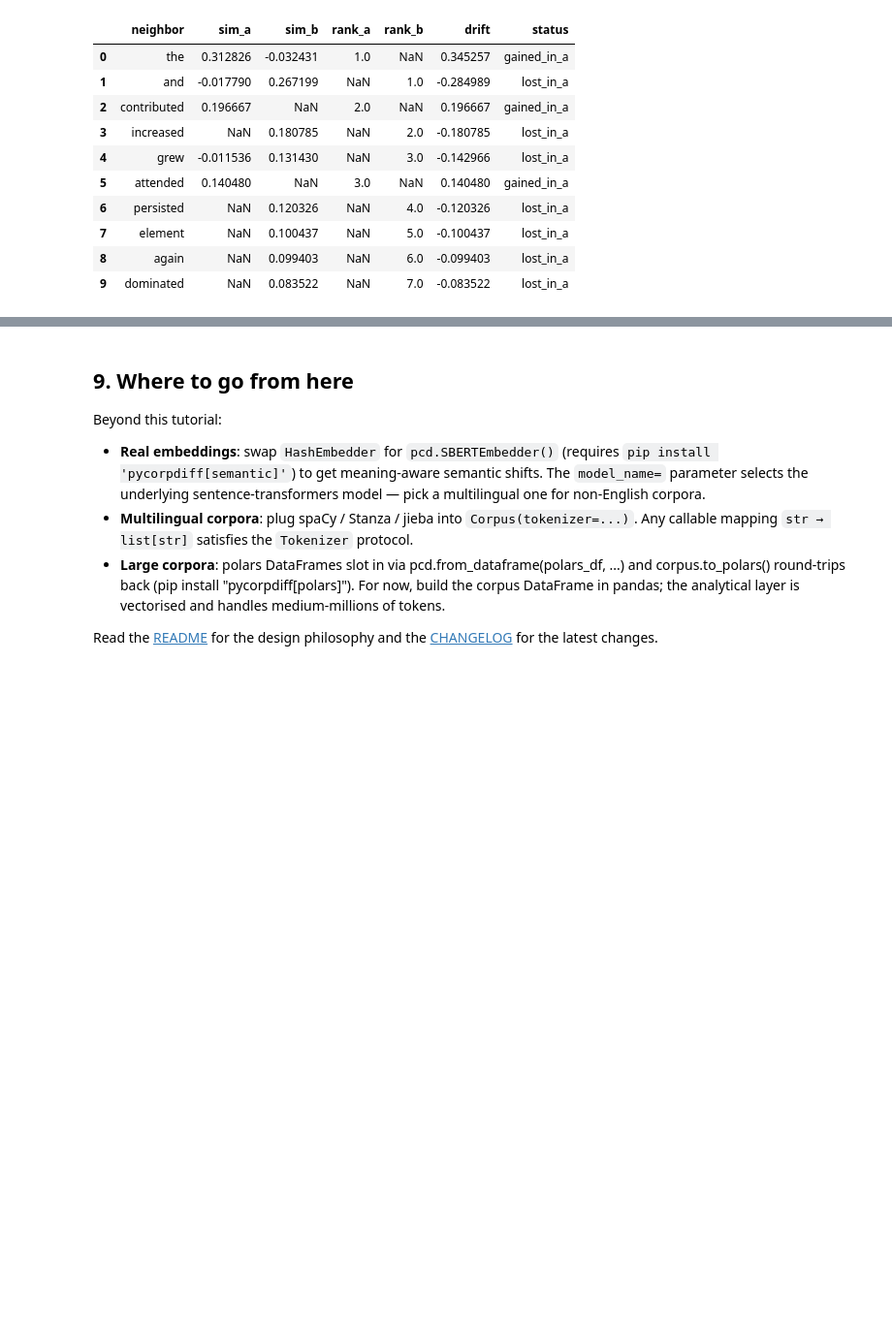
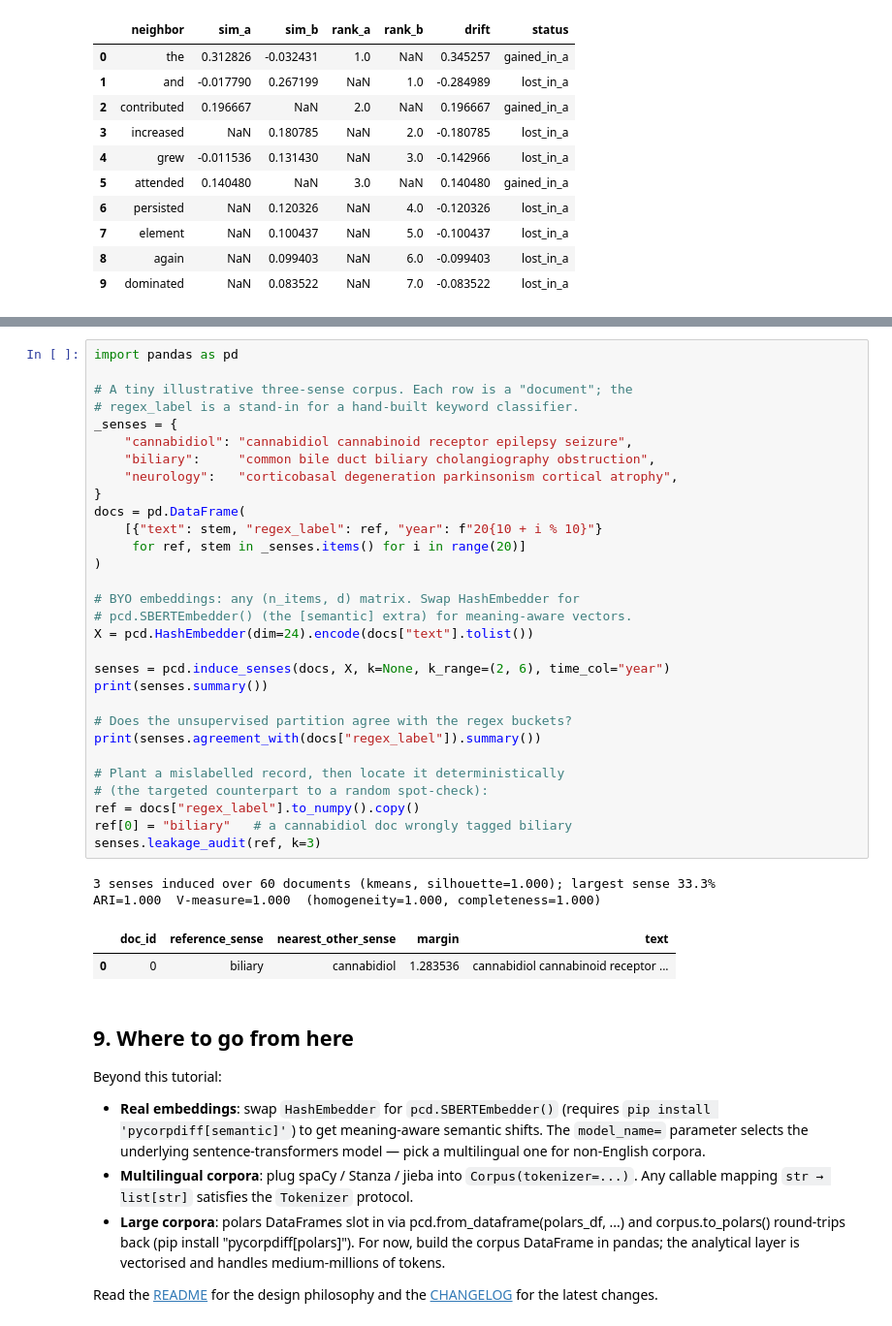
Before and after one commit to jturner-uofl/pycorpdiff, a Jupyter notebook: examples/pycorpdiff_tutorial.ipynb, the cells around one changed output, grey strips where cells are left out. Shown at 97% size. Cells and saved outputs as stored; diff of their text form; blank space fills up the shorter version.

```diff
--- a/examples/pycorpdiff_tutorial.ipynb
+++ b/examples/pycorpdiff_tutorial.ipynb
@@ -406,3 +412,38 @@ drift.head(10)
+# %%
+import pandas as pd
+
+# A tiny illustrative three-sense corpus. Each row is a "document"; the
+# regex_label is a stand-in for a hand-built keyword classifier.
+_senses = {
+    "cannabidiol": "cannabidiol cannabinoid receptor epilepsy seizure",
+    "biliary":     "common bile duct biliary cholangiography obstruction",
+    "neurology":   "corticobasal degeneration parkinsonism cortical atrophy",
+}
+docs = pd.DataFrame(
+    [{"text": stem, "regex_label": ref, "year": f"20{10 + i % 10}"}
+     for ref, stem in _senses.items() for i in range(20)]
+)
+
+# BYO embeddings: any (n_items, d) matrix. Swap HashEmbedder for
+# pcd.SBERTEmbedder() (the [semantic] extra) for meaning-aware vectors.
+X = pcd.HashEmbedder(dim=24).encode(docs["text"].tolist())
+
+senses = pcd.induce_senses(docs, X, k=None, k_range=(2, 6), time_col="year")
+print(senses.summary())
+
+# Does the unsupervised partition agree with the regex buckets?
+print(senses.agreement_with(docs["regex_label"]).summary())
+
+# Plant a mislabelled record, then locate it deterministically
+# (the targeted counterpart to a random spot-check):
+ref = docs["regex_label"].to_numpy().copy()
+ref[0] = "biliary"   # a cannabidiol doc wrongly tagged biliary
+senses.leakage_audit(ref, k=3)
+# %% [output]
+3 senses induced over 60 documents (kmeans, silhouette=1.000); largest sense 33.3%
+ARI=1.000  V-measure=1.000  (homogeneity=1.000, completeness=1.000)
+|  | doc_id | reference_sense | nearest_other_sense | margin | text |
+| 0 | 0 | biliary | cannabidiol | 1.283536 | cannabidiol cannabinoid receptor ... |
 # %% [markdown]
 ## 9. Where to go from here
 
```
Also changed, not shown: parts of 2 cells of this notebook, 10 other files.
